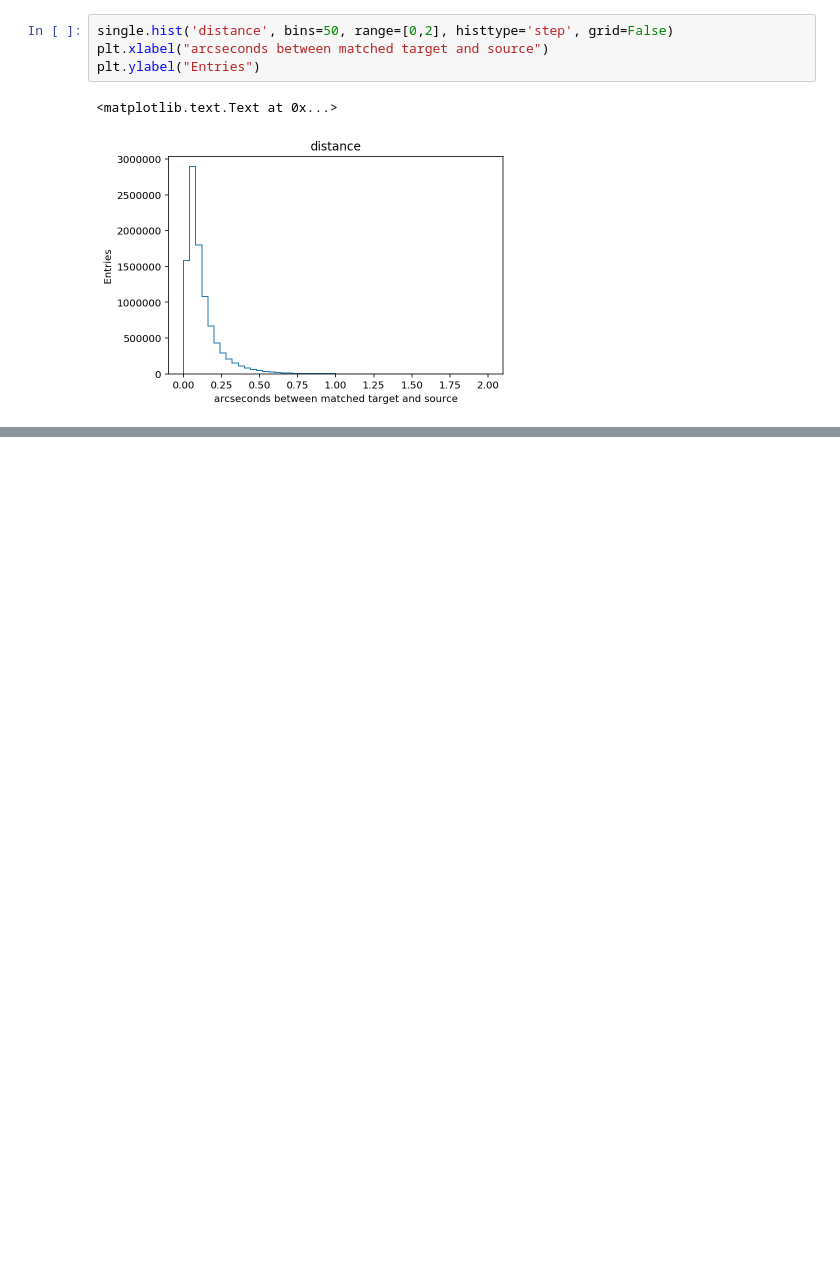
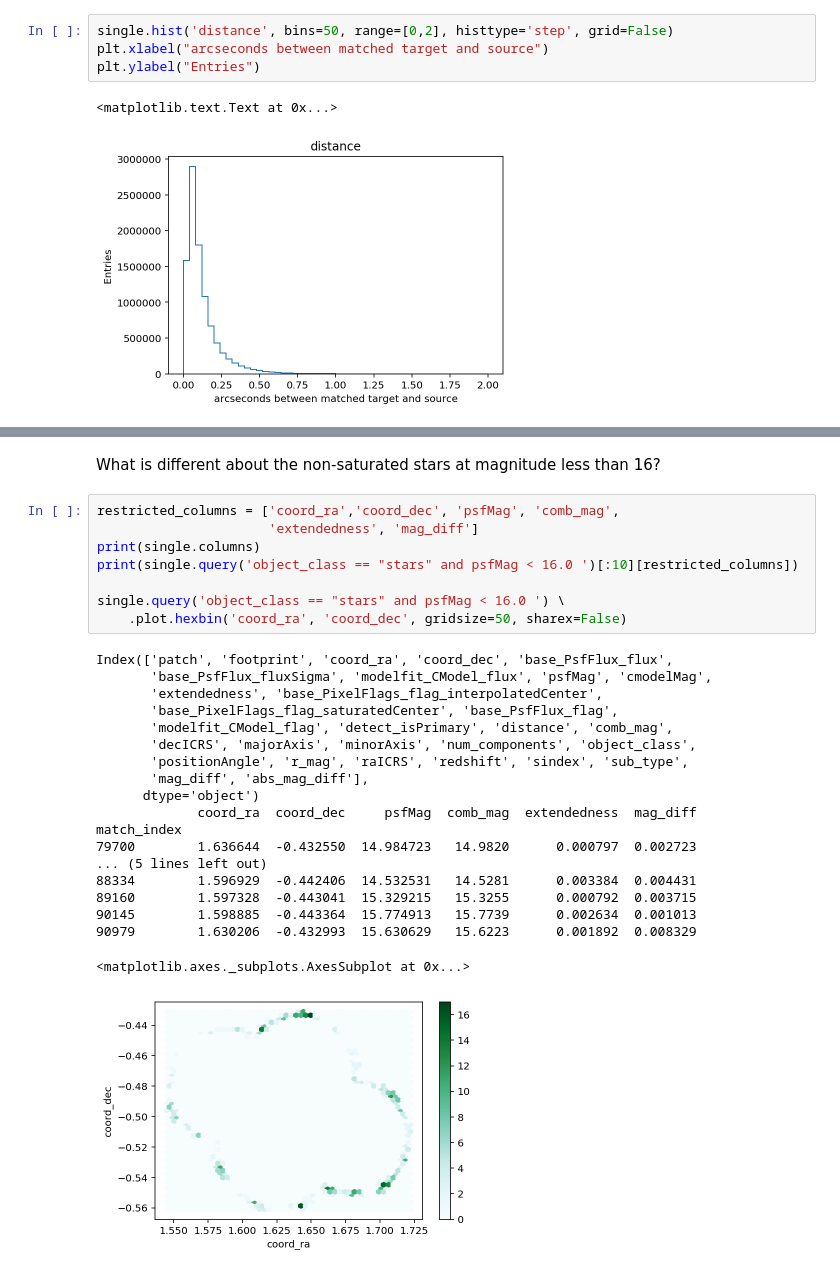
Before and after one commit to cwwalter/DC1_Analysis, a Jupyter notebook: Notebooks/Star-Galaxy.ipynb, the cells around one changed output, grey strips where cells are left out. Drawn from its saved outputs; the diff is of its cells as text; blank space fills up the shorter version.

```diff
--- a/Notebooks/Star-Galaxy.ipynb
+++ b/Notebooks/Star-Galaxy.ipynb
@@ -261 +271,31 @@ plt.ylim(-0.25,  0.25)
+# %% [markdown]
+What is different about the non-saturated stars at magnitude less than 16?
+# %%
+restricted_columns = ['coord_ra','coord_dec', 'psfMag', 'comb_mag',
+                      'extendedness', 'mag_diff']
+print(single.columns)
+print(single.query('object_class == "stars" and psfMag < 16.0 ')[:10][restricted_columns])
+
+single.query('object_class == "stars" and psfMag < 16.0 ') \
+    .plot.hexbin('coord_ra', 'coord_dec', gridsize=50, sharex=False)
+# %% [output]
+Index(['patch', 'footprint', 'coord_ra', 'coord_dec', 'base_PsfFlux_flux',
+       'base_PsfFlux_fluxSigma', 'modelfit_CModel_flux', 'psfMag', 'cmodelMag',
+       'extendedness', 'base_PixelFlags_flag_interpolatedCenter',
+       'base_PixelFlags_flag_saturatedCenter', 'base_PsfFlux_flag',
+       'modelfit_CModel_flag', 'detect_isPrimary', 'distance', 'comb_mag',
+       'decICRS', 'majorAxis', 'minorAxis', 'num_components', 'object_class',
+       'positionAngle', 'r_mag', 'raICRS', 'redshift', 'sindex', 'sub_type',
+       'mag_diff', 'abs_mag_diff'],
+      dtype='object')
+             coord_ra  coord_dec     psfMag  comb_mag  extendedness  mag_diff
+match_index
+79700        1.636644  -0.432550  14.984723   14.9820      0.000797  0.002723
+... (5 lines left out)
+88334        1.596929  -0.442406  14.532531   14.5281      0.003384  0.004431
+89160        1.597328  -0.443041  15.329215   15.3255      0.000792  0.003715
+90145        1.598885  -0.443364  15.774913   15.7739      0.002634  0.001013
+90979        1.630206  -0.432993  15.630629   15.6223      0.001892  0.008329
+<matplotlib.axes._subplots.AxesSubplot at 0x...>
+[figure, added]
 # %%
```
Also changed, not shown: parts of 7 cells of this notebook.
